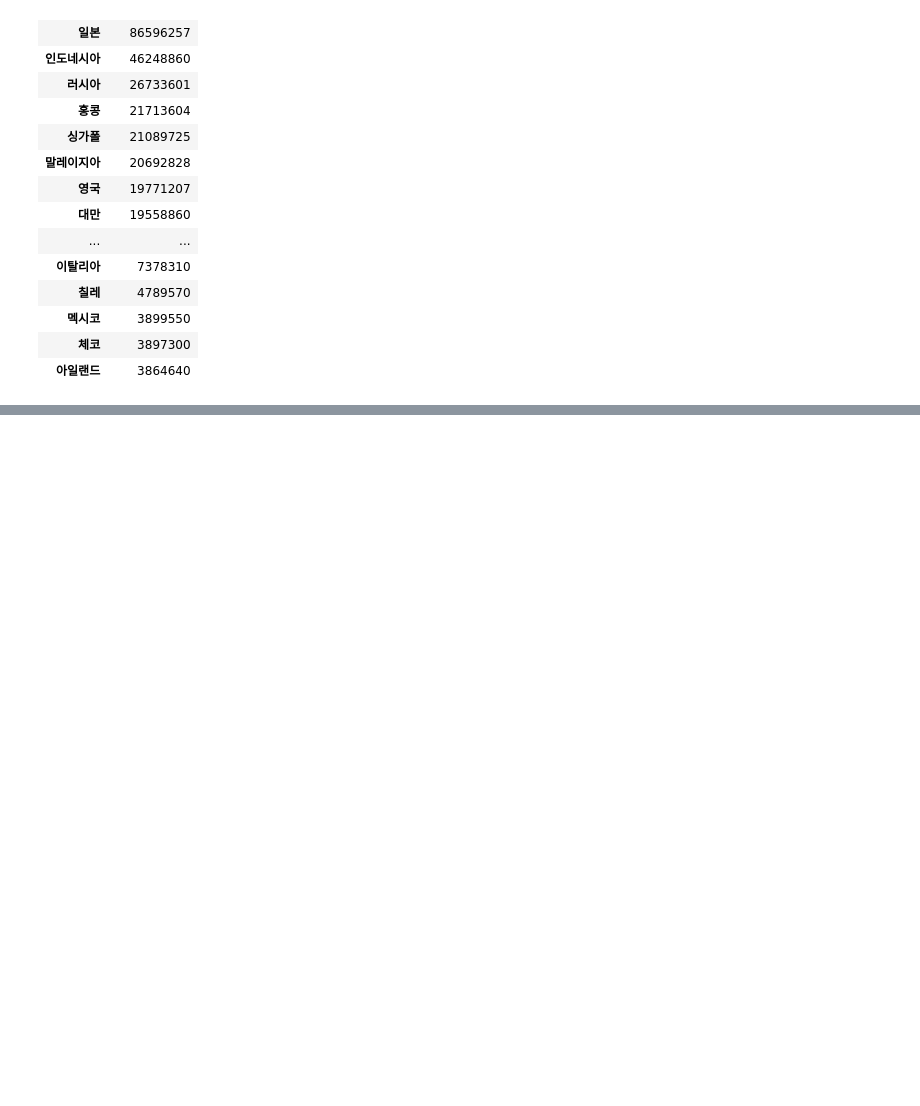
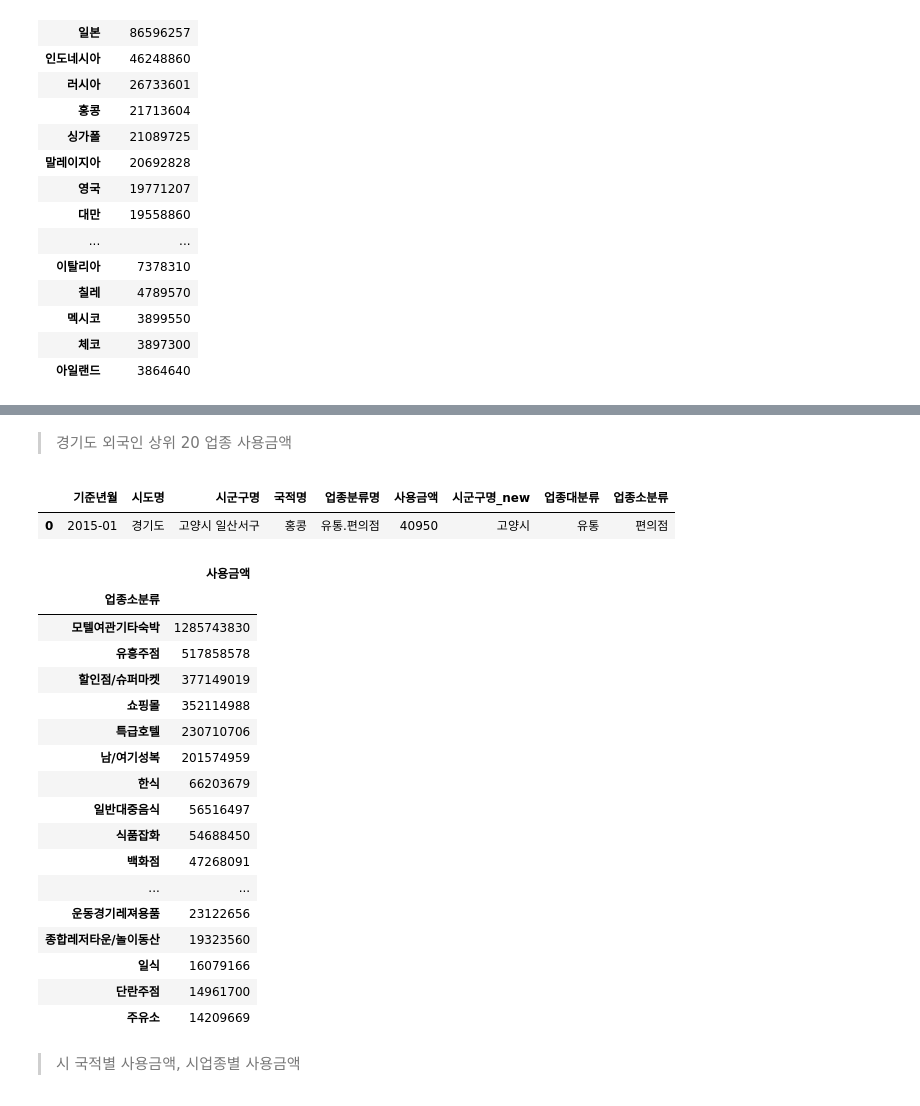
Before and after one commit to wowgang/MachineLearningLecture-2023, a Jupyter notebook: 100.dodo/데이터전처리.ipynb, the cells around one changed output, grey strips where cells are left out. Saved outputs shown, nothing was run; the diff lists cells and outputs as text; code cells hidden in the pictures; blank space fills up the shorter version.

```diff
--- a/100.dodo/데이터전처리.ipynb
+++ b/100.dodo/데이터전처리.ipynb
@@ -232,0 +267,31 @@ consume_country_top_20
+# %% [markdown]
+>경기도 외국인 상위 20 업종 사용금액
+# %%
+df_new_외국인_업종.head(1)
+# %% [output]
+|  | 기준년월 | 시도명 | 시군구명 | 국적명 | 업종분류명 | 사용금액 | 시군구명_new | 업종대분류 | 업종소분류 |
+| 0 | 2015-01 | 경기도 | 고양시 일산서구 | 홍콩 | 유통.편의점 | 40950 | 고양시 | 유통 | 편의점 |
+# %%
+consume_category_top20 = df_new_외국인_업종[['업종소분류','사용금액']].groupby('업종소분류').sum().sort_values(by='사용금액', ascending=False)[0:20]
+consume_category_top20
+# %% [output]
+|  | 사용금액 |
+| 업종소분류 |  |
+| 모텔여관기타숙박 | 1285743830 |
+| 유흥주점 | 517858578 |
+| 할인점/슈퍼마켓 | 377149019 |
+| 쇼핑몰 | 352114988 |
+| 특급호텔 | 230710706 |
+| 남/여기성복 | 201574959 |
+| 한식 | 66203679 |
+| 일반대중음식 | 56516497 |
+| 식품잡화 | 54688450 |
+| 백화점 | 47268091 |
+| ... | ... |
+| 운동경기레져용품 | 23122656 |
+| 종합레저타운/놀이동산 | 19323560 |
+| 일식 | 16079166 |
+| 단란주점 | 14961700 |
+| 주유소 | 14209669 |
+# %% [markdown]
+>시 국적별 사용금액, 시업종별 사용금액
```
Also changed, not shown: parts of 8 cells of this notebook.
